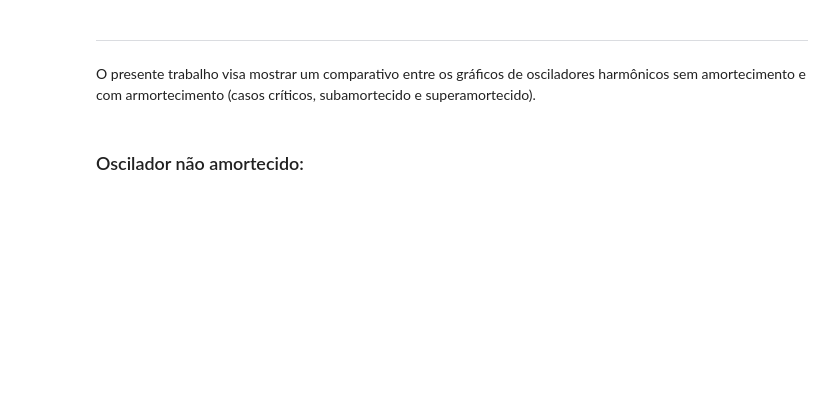
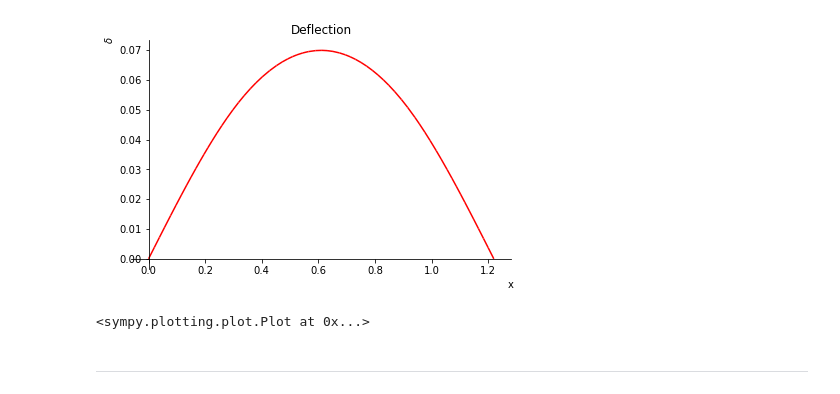
Before and after one commit to Ab-nin/Trabalhos_CEFET, a Jupyter notebook: Trabalho_dinamaq.ipynb, the cells around one changed output. Cells and saved outputs as stored; diff of their text form; code cells hidden in the pictures; blank space fills up the shorter version.

```diff
--- a/Trabalho_dinamaq.ipynb
+++ b/Trabalho_dinamaq.ipynb
@@ -7,4 +93,7 @@
+# %%
+viga.plot_deflection(dic)
+# %% [output]
+[figure, added]
+<sympy.plotting.plot.Plot at 0x...>
 # %% [markdown]
 ---
-# %% [markdown]
-O presente trabalho visa mostrar um comparativo entre os gráficos de osciladores harmônicos sem amortecimento e com armortecimento (casos críticos, subamortecido e superamortecido).
@@ -18,2 +99,0 @@ import matplotlib.pyplot as plt
-# %% [markdown]
-###  Oscilador não amortecido:
```
Also changed, not shown: parts of 163 cells of this notebook.
